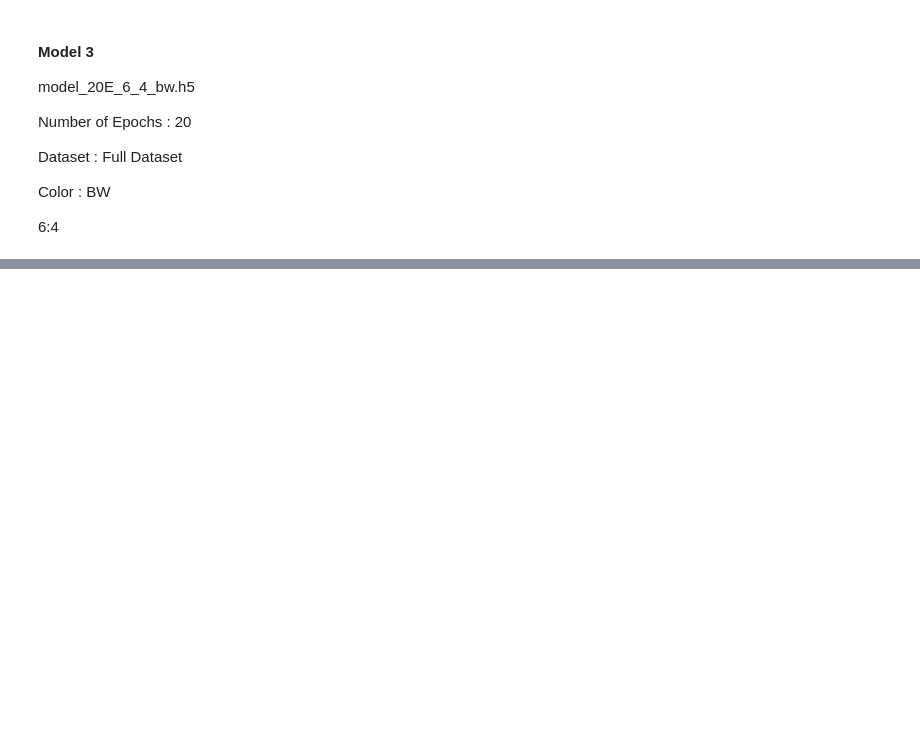
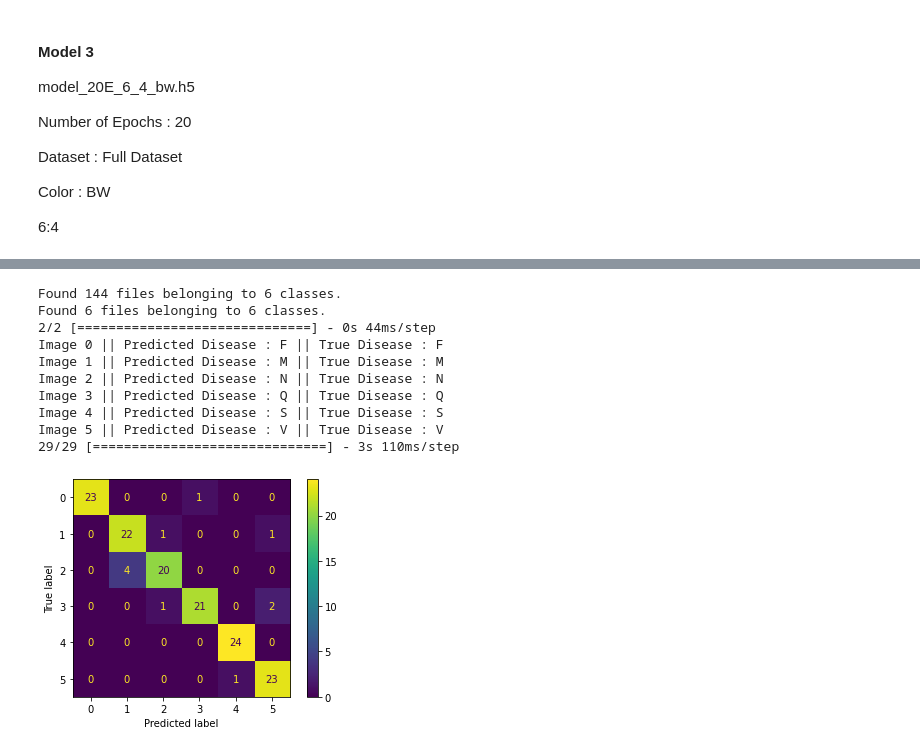
Before and after one commit to Henryk07/ESP3201_Project, a Jupyter notebook: model_test.ipynb, the cells around one changed output, grey strips where cells are left out. Cells and saved outputs as stored; diff of their text form; code cells hidden in the pictures; blank space fills up the shorter version.

```diff
--- a/model_test.ipynb
+++ b/model_test.ipynb
@@ -173,0 +168,14 @@ Image 5 || Predicted Disease : N || True Disease : V
+# %%
+tester.testmodel('model/model_2710_testvalerie.h5',False)
+# %% [output]
+Found 144 files belonging to 6 classes.
+Found 6 files belonging to 6 classes.
+2/2 [==============================] - 0s 44ms/step
+Image 0 || Predicted Disease : F || True Disease : F
+Image 1 || Predicted Disease : M || True Disease : M
+Image 2 || Predicted Disease : N || True Disease : N
+Image 3 || Predicted Disease : Q || True Disease : Q
+Image 4 || Predicted Disease : S || True Disease : S
+Image 5 || Predicted Disease : V || True Disease : V
+29/29 [==============================] - 3s 110ms/step
+[figure, added]
```
Also changed, not shown: parts of 14 cells of this notebook, 4 other files.
